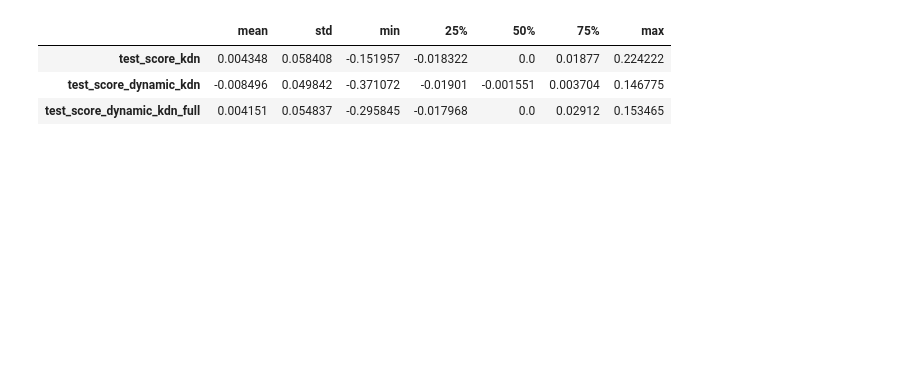
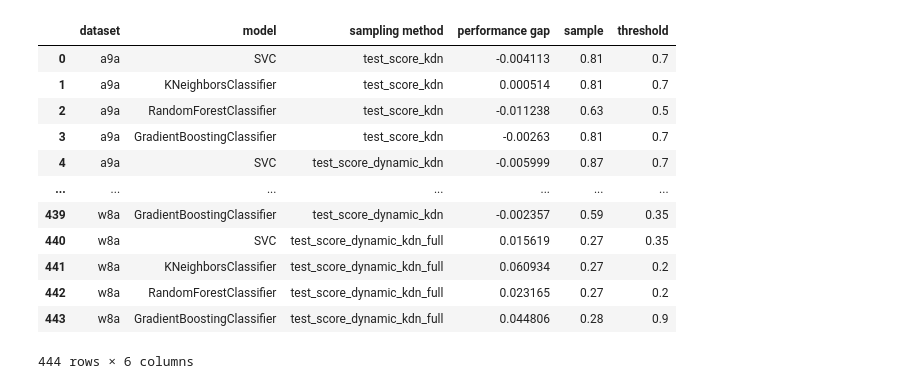
Before and after one commit to Vacek-Ace/dkdn, a Jupyter notebook: notebooks/instance_selection.ipynb, the cells around one changed output. Saved outputs shown, nothing was run; the diff lists cells and outputs as text; code cells hidden in the pictures; blank space fills up the shorter version.

Commit message:
instance selection experiment and heuristic sampling

```diff
--- a/notebooks/instance_selection.ipynb
+++ b/notebooks/instance_selection.ipynb
@@ -16,7 +13,18 @@ pepe = df[df['sampling method'] == 'test_score_dynamic_kdn']['performance gap'].
+# %%
+df
+# %% [output]
+|  | dataset | model | sampling method | performance gap | sample | threshold |
+| 0 | a9a | SVC | test_score_kdn | -0.004113 | 0.81 | 0.7 |
+| 1 | a9a | KNeighborsClassifier | test_score_kdn | 0.000514 | 0.81 | 0.7 |
+| 2 | a9a | RandomForestClassifier | test_score_kdn | -0.011238 | 0.63 | 0.5 |
+| 3 | a9a | GradientBoostingClassifier | test_score_kdn | -0.00263 | 0.81 | 0.7 |
+| 4 | a9a | SVC | test_score_dynamic_kdn | -0.005999 | 0.87 | 0.7 |
+| ... | ... | ... | ... | ... | ... | ... |
+| 439 | w8a | GradientBoostingClassifier | test_score_dynamic_kdn | -0.002357 | 0.59 | 0.35 |
+| 440 | w8a | SVC | test_score_dynamic_kdn_full | 0.015619 | 0.27 | 0.35 |
+| 441 | w8a | KNeighborsClassifier | test_score_dynamic_kdn_full | 0.060934 | 0.27 | 0.2 |
+| 442 | w8a | RandomForestClassifier | test_score_dynamic_kdn_full | 0.023165 | 0.27 | 0.2 |
+| 443 | w8a | GradientBoostingClassifier | test_score_dynamic_kdn_full | 0.044806 | 0.28 | 0.9 |
+444 rows × 6 columns
 # %%
-statistical_summary(df, 'performance gap')
+pg_df = statistical_summary(df, 'performance gap')
-# %% [output]
-|  | mean | std | min | 25% | 50% | 75% | max |
-| test_score_kdn | 0.004348 | 0.058408 | -0.151957 | -0.018322 | 0.0 | 0.01877 | 0.224222 |
-| test_score_dynamic_kdn | -0.008496 | 0.049842 | -0.371072 | -0.01901 | -0.001551 | 0.003704 | 0.146775 |
-| test_score_dynamic_kdn_full | 0.004151 | 0.054837 | -0.295845 | -0.017968 | 0.0 | 0.02912 | 0.153465 |
```
Also changed, not shown: parts of 9 cells of this notebook, 42 other files.
